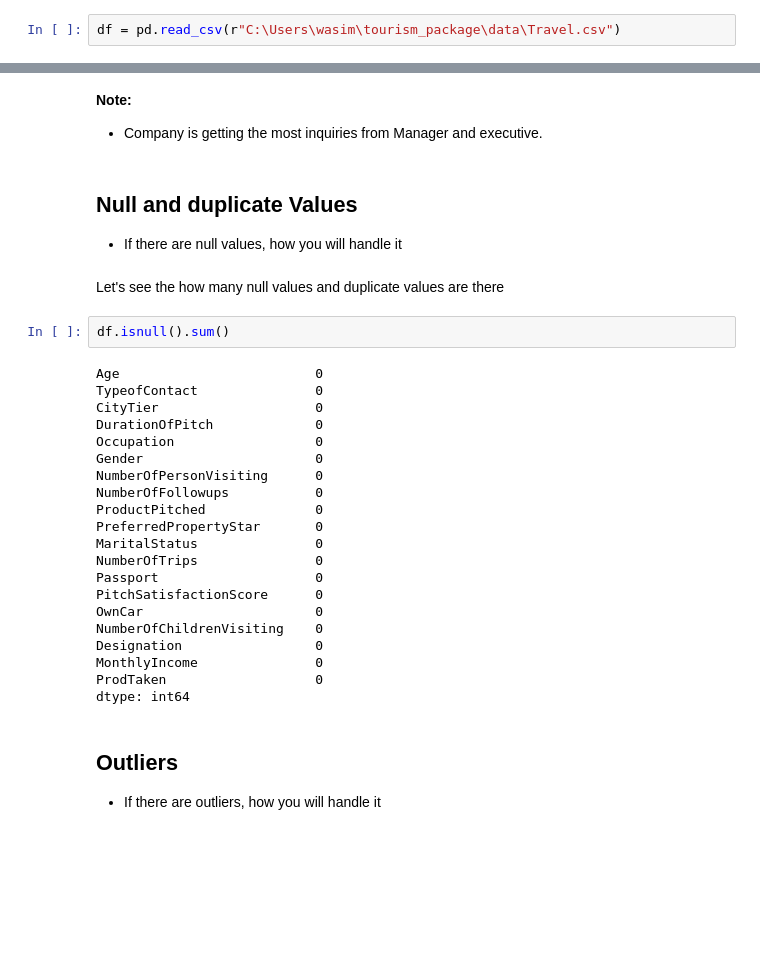
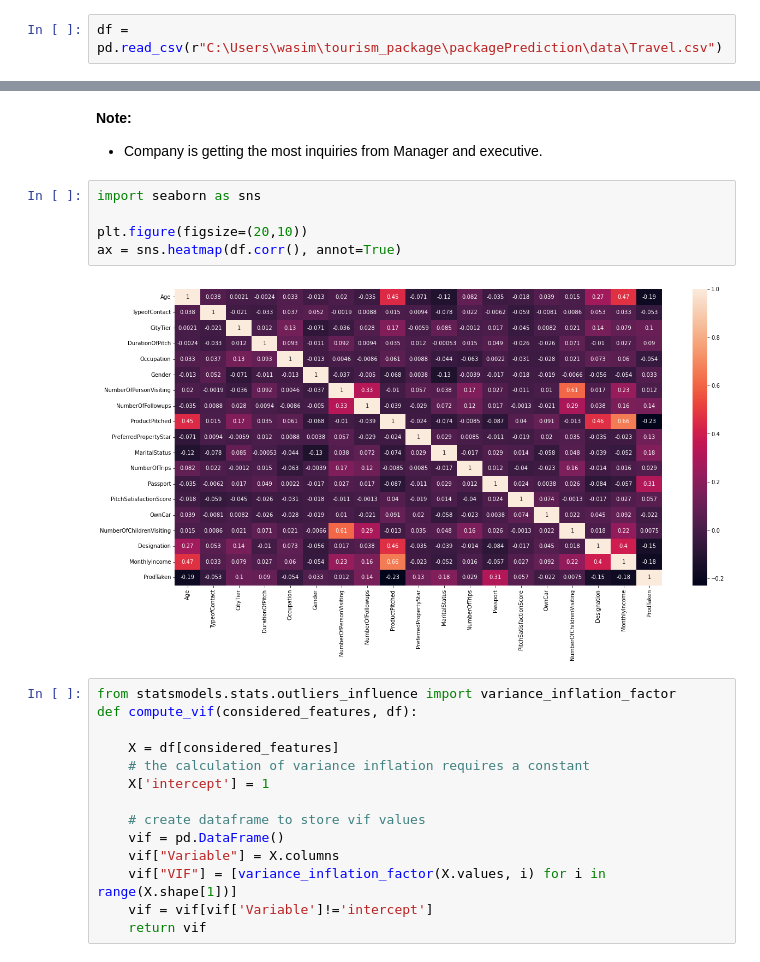
Before and after one commit to wasimmadha/tourism_package, a Jupyter notebook: notebooks/Data Exploration.ipynb, the cells around one changed output, grey strips where cells are left out. Cells and saved outputs as stored; diff of their text form; blank space fills up the shorter version.

```diff
--- a/notebooks/Data Exploration.ipynb
+++ b/notebooks/Data Exploration.ipynb
@@ -22,7 +25,7 @@ warnings.filterwarnings("ignore")
 
 %matplotlib inline
 # %%
-df = pd.read_csv(r"C:\Users\wasim\tourism_package\data\Travel.csv")
+df = pd.read_csv(r"C:\Users\wasim\tourism_package\packagePrediction\data\Travel.csv")
 # %%
 df.shape
 # %% [output]
@@ -554,34 +554,24 @@ plt.show()
 # %% [markdown]
 **Note:**
 - Company is getting the most inquiries from Manager and executive.
-# %% [markdown]
-## Null and duplicate Values
-- If there are null values, how you will handle it
-# %% [markdown]
-Let's see the how many null values and duplicate values are there
-# %%
-df.isnull().sum()
-# %% [output]
-Age                         0
-TypeofContact               0
-CityTier                    0
-DurationOfPitch             0
-Occupation                  0
-Gender                      0
-NumberOfPersonVisiting      0
-NumberOfFollowups           0
-ProductPitched              0
-PreferredPropertyStar       0
-MaritalStatus               0
-NumberOfTrips               0
-Passport                    0
-PitchSatisfactionScore      0
-OwnCar                      0
-NumberOfChildrenVisiting    0
-Designation                 0
-MonthlyIncome               0
-ProdTaken                   0
-dtype: int64
-# %% [markdown]
-## Outliers
-- If there are outliers, how you will handle it
+# %%
+import seaborn as sns
+
+plt.figure(figsize=(20,10))
+ax = sns.heatmap(df.corr(), annot=True)
+# %% [output]
+[figure, added]
+# %%
+from statsmodels.stats.outliers_influence import variance_inflation_factor
+def compute_vif(considered_features, df):
+
+    X = df[considered_features]
+    # the calculation of variance inflation requires a constant
+    X['intercept'] = 1
+
+    # create dataframe to store vif values
+    vif = pd.DataFrame()
+    vif["Variable"] = X.columns
+    vif["VIF"] = [variance_inflation_factor(X.values, i) for i in range(X.shape[1])]
+    vif = vif[vif['Variable']!='intercept']
+    return vif
```
Also changed, not shown: parts of 23 cells of this notebook, 16 other files.
